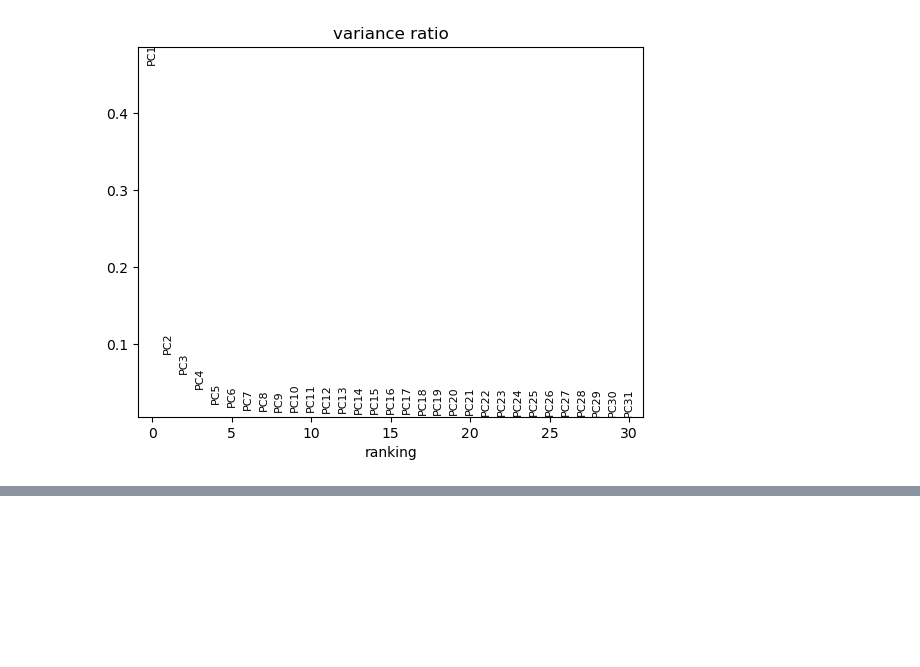
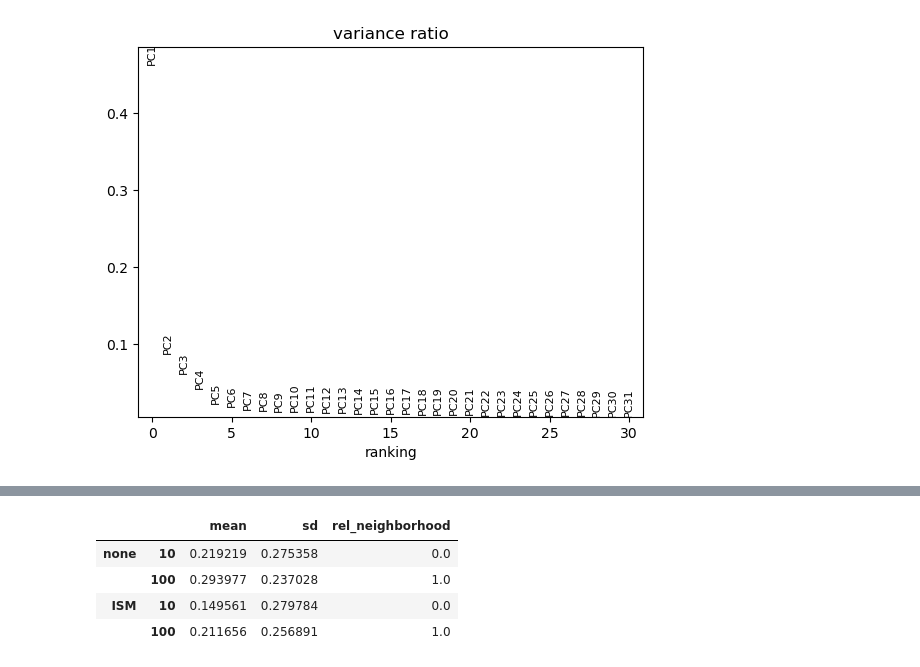
Before and after one commit to mariusrklein/FDA_project, a Jupyter notebook: correction_evaluation.ipynb, the cells around one changed output, grey strips where cells are left out. Cells and saved outputs as stored; diff of their text form; code cells hidden in the pictures; blank space fills up the shorter version.

```diff
--- a/correction_evaluation.ipynb
+++ b/correction_evaluation.ipynb
@@ -260,0 +277,9 @@ ax.legend()
+# %%
+pd.concat([intermixing_metric(adata, ax, neighborhood_size=[10, 100], n_datapoints=1, label='none', normalized=True),
+intermixing_metric(adata_cor, ax, neighborhood_size=[10, 100], n_datapoints=1, label='ISM', normalized=True)], axis=0, keys=['none', 'ISM'])
+# %% [output]
+|  |  | mean | sd | rel_neighborhood |
+| none | 10 | 0.219219 | 0.275358 | 0.0 |
+|  | 100 | 0.293977 | 0.237028 | 1.0 |
+| ISM | 10 | 0.149561 | 0.279784 | 0.0 |
+|  | 100 | 0.211656 | 0.256891 | 1.0 |
```
Also changed, not shown: parts of 7 cells of this notebook.
